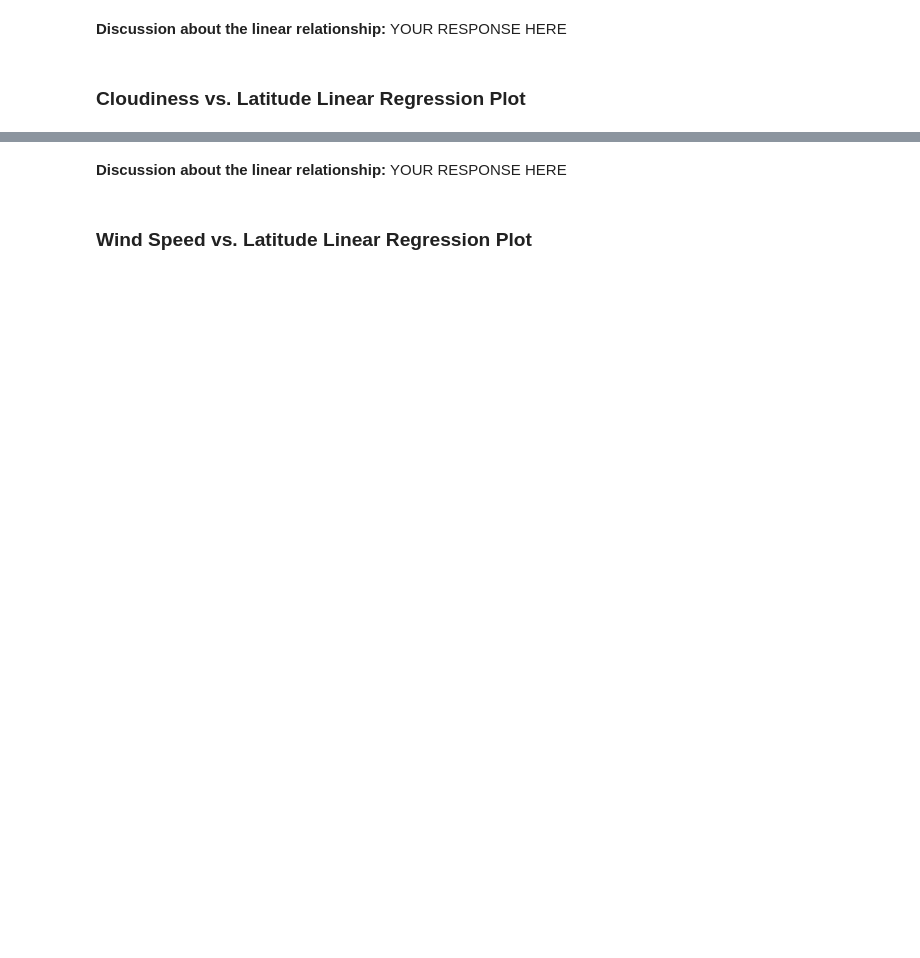
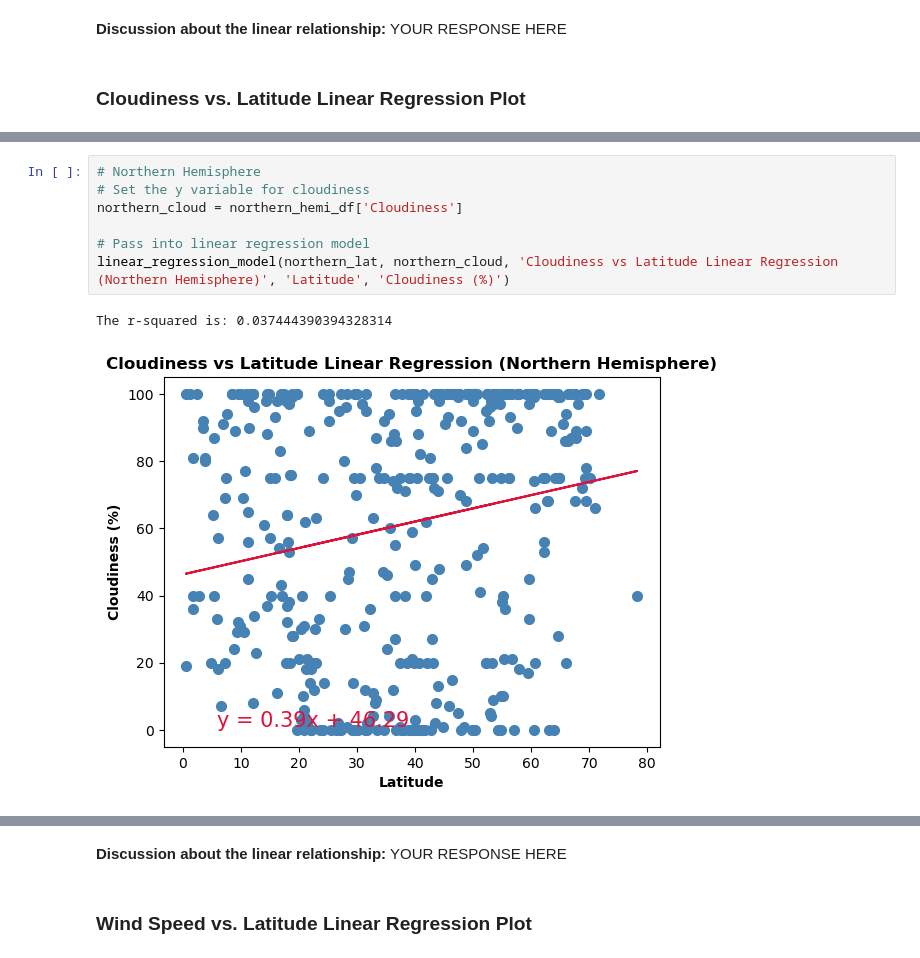
Before and after one commit to jenna-mk/python-api-challenge, a Jupyter notebook: WeatherPy/WeatherPy.ipynb, the cells around one changed output, grey strips where cells are left out. Cells and saved outputs as stored; diff of their text form; blank space fills up the shorter version.

```diff
--- a/WeatherPy/WeatherPy.ipynb
+++ b/WeatherPy/WeatherPy.ipynb
@@ -382,0 +383,10 @@ The r-value is: 0.02056735429994368
+# %%
+# Northern Hemisphere
+# Set the y variable for cloudiness
+northern_cloud = northern_hemi_df['Cloudiness']
+
+# Pass into linear regression model
+linear_regression_model(northern_lat, northern_cloud, 'Cloudiness vs Latitude Linear Regression (Northern Hemisphere)', 'Latitude', 'Cloudiness (%)')
+# %% [output]
+The r-squared is: 0.037444390394328314
+[figure, added]
```
Also changed, not shown: parts of 14 cells of this notebook.
